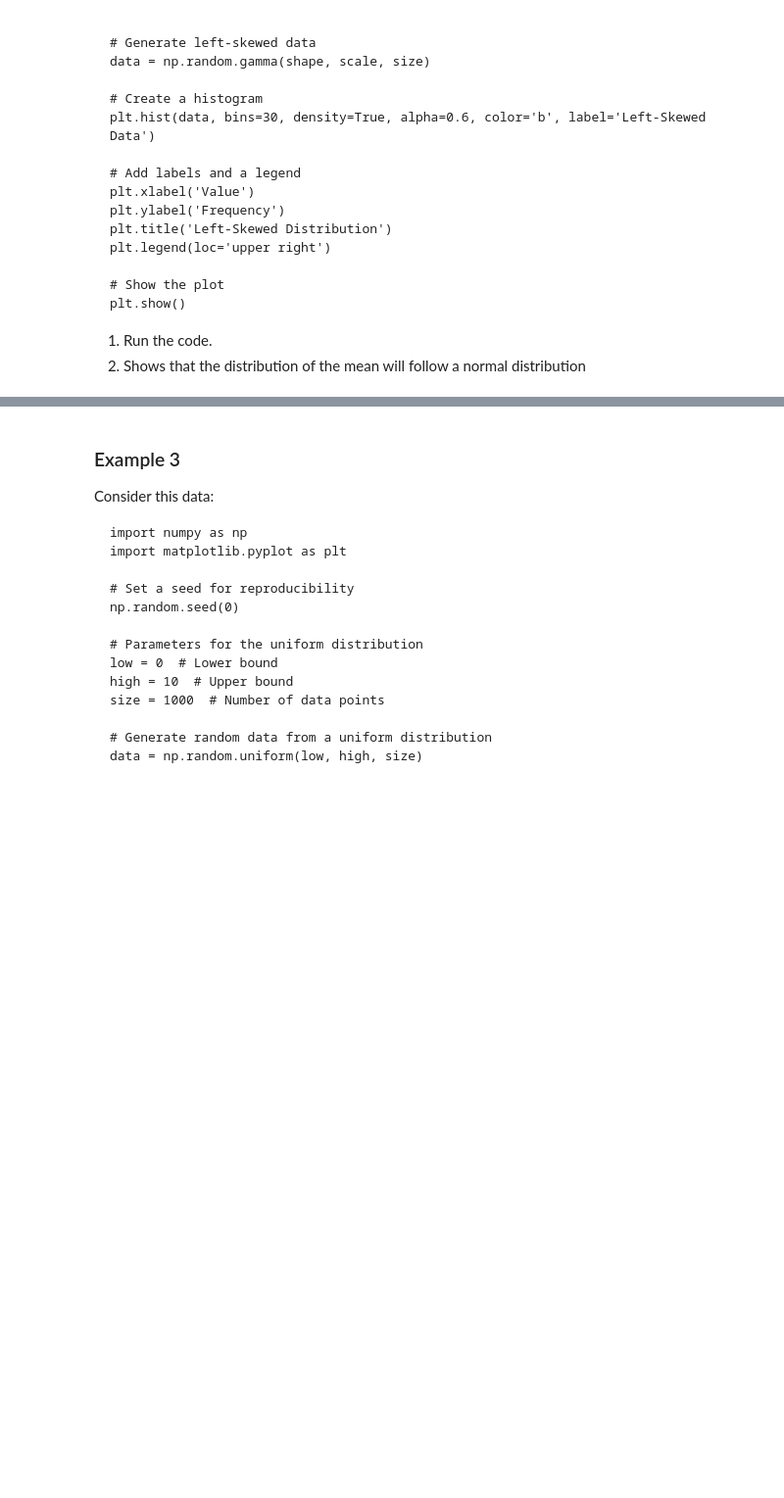
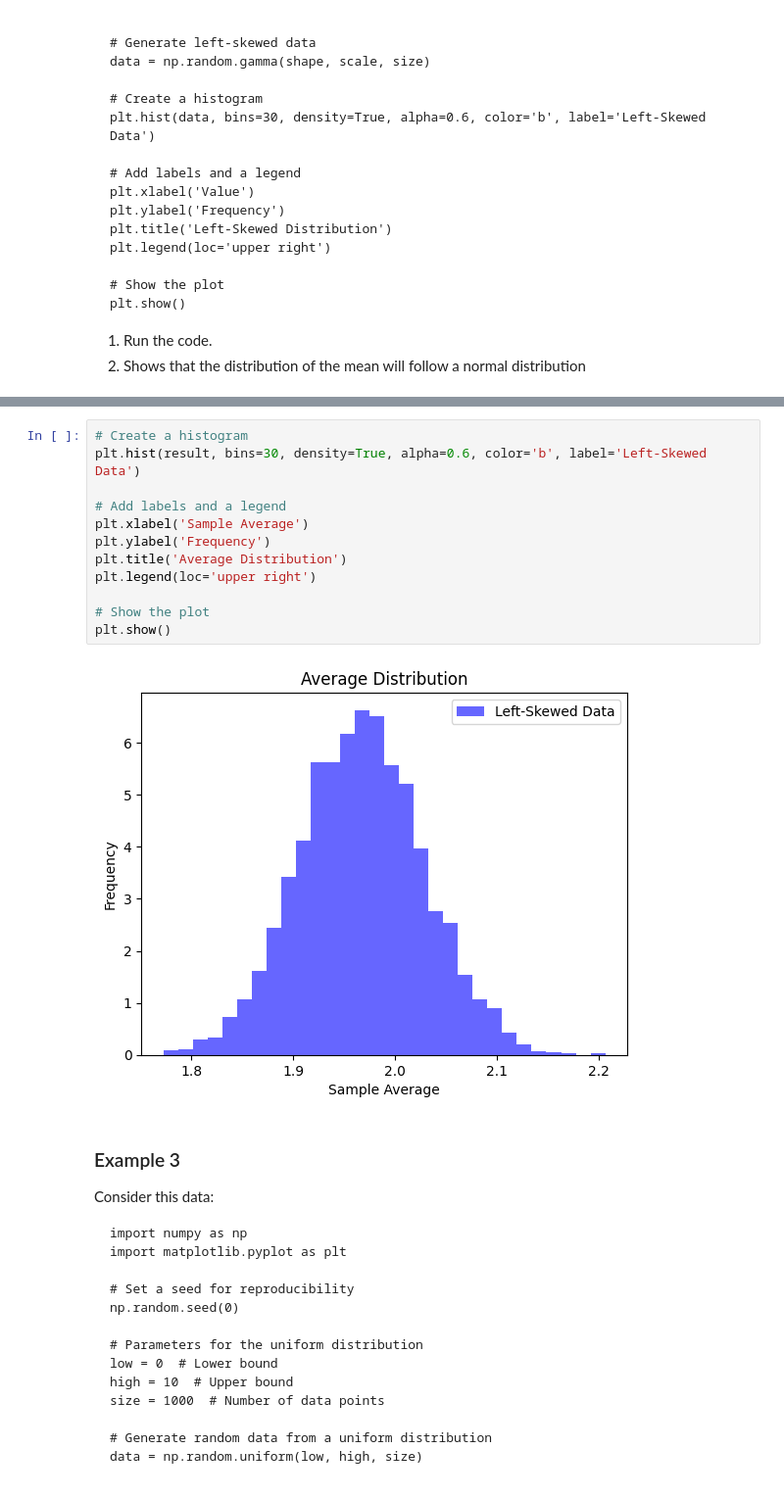
Before and after one commit to lieliarodas/descriptive-statistics-exercises-project-with-python-lieliarodas, a Jupyter notebook: examples.ipynb, the cells around one changed output, grey strips where cells are left out. Shown: that part at 98% size. Drawn from its saved outputs; the diff is of its cells as text; blank space fills up the shorter version.

```diff
--- a/examples.ipynb
+++ b/examples.ipynb
@@ -57,3 +154,17 @@ plt.show()
+# %%
+# Create a histogram
+plt.hist(result, bins=30, density=True, alpha=0.6, color='b', label='Left-Skewed Data')
+
+# Add labels and a legend
+plt.xlabel('Sample Average')
+plt.ylabel('Frequency')
+plt.title('Average Distribution')
+plt.legend(loc='upper right')
+
+# Show the plot
+plt.show()
+# %% [output]
+[figure, added]
 # %% [markdown]
 ### Example 3
 
```
Also changed, not shown: parts of 11 cells of this notebook.
